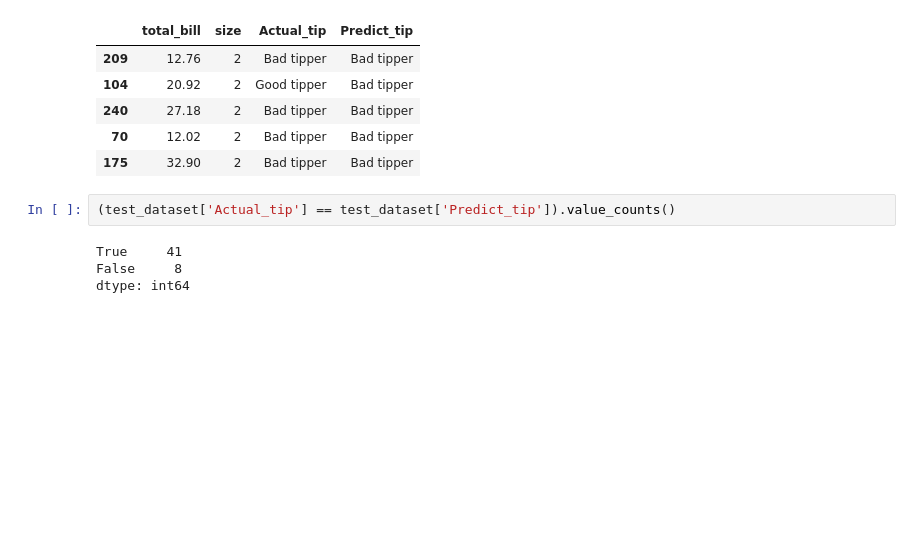
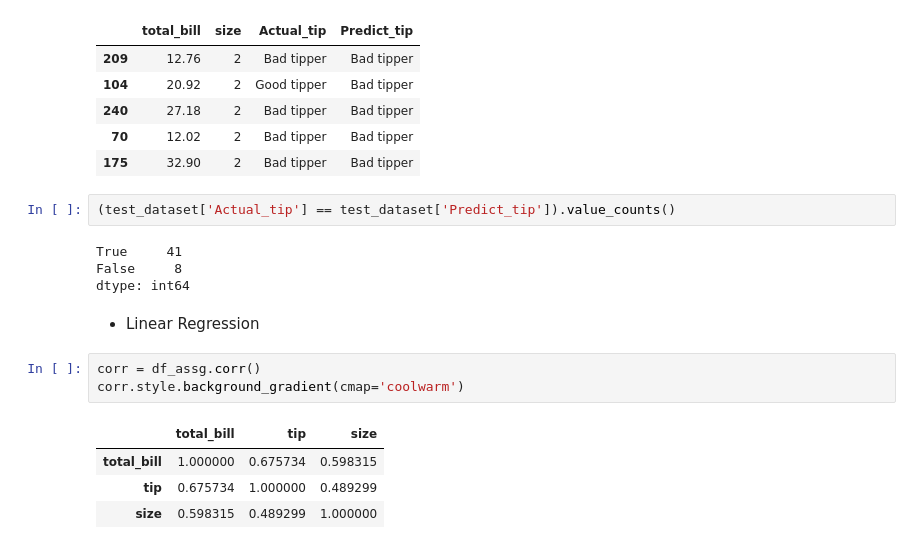
Before and after one commit to renadalahmadi/BigData-and-AI, a Jupyter notebook: Assignment_4.ipynb, the cells around one changed output. Cells and saved outputs as stored; diff of their text form; blank space fills up the shorter version.

```diff
--- a/Assignment_4.ipynb
+++ b/Assignment_4.ipynb
@@ -199,3 +201,13 @@ test_dataset.head()
 True     41
 False     8
 dtype: int64
+# %% [markdown]
+- Linear Regression
+# %%
+corr = df_assg.corr()
+corr.style.background_gradient(cmap='coolwarm')
+# %% [output]
+|  | total_bill | tip | size |
+| total_bill | 1.000000 | 0.675734 | 0.598315 |
+| tip | 0.675734 | 1.000000 | 0.489299 |
+| size | 0.598315 | 0.489299 | 1.000000 |
```
Also changed, not shown: parts of 21 cells of this notebook.
